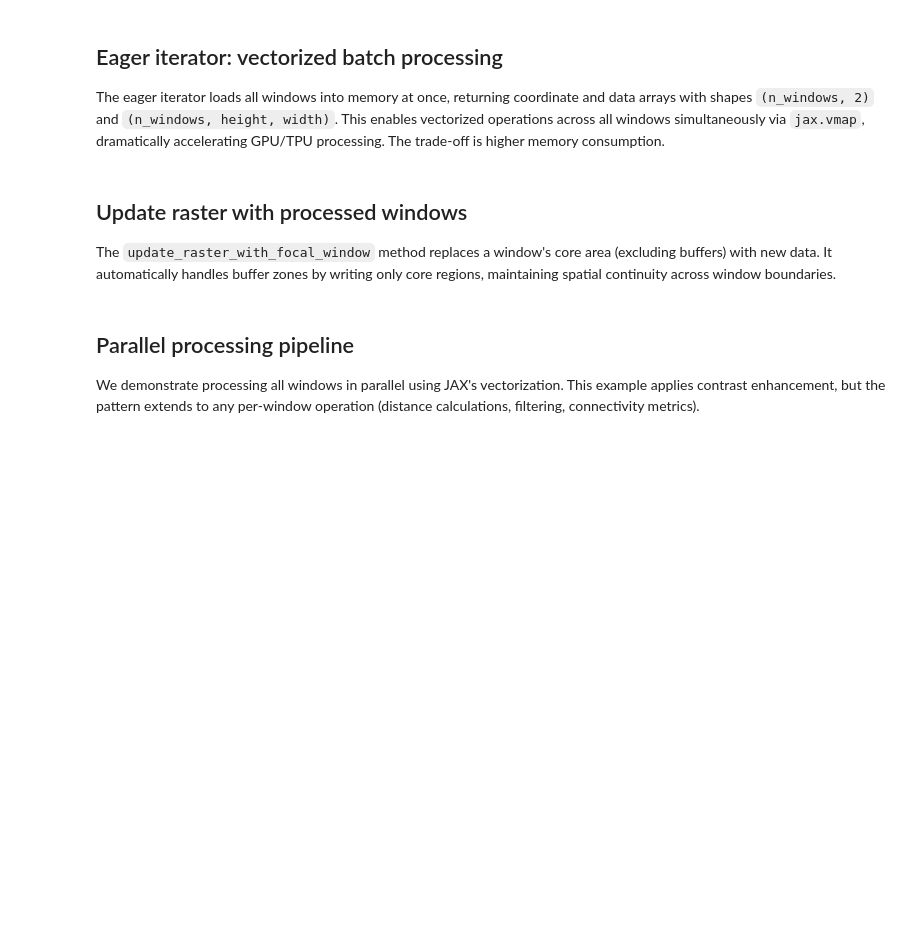
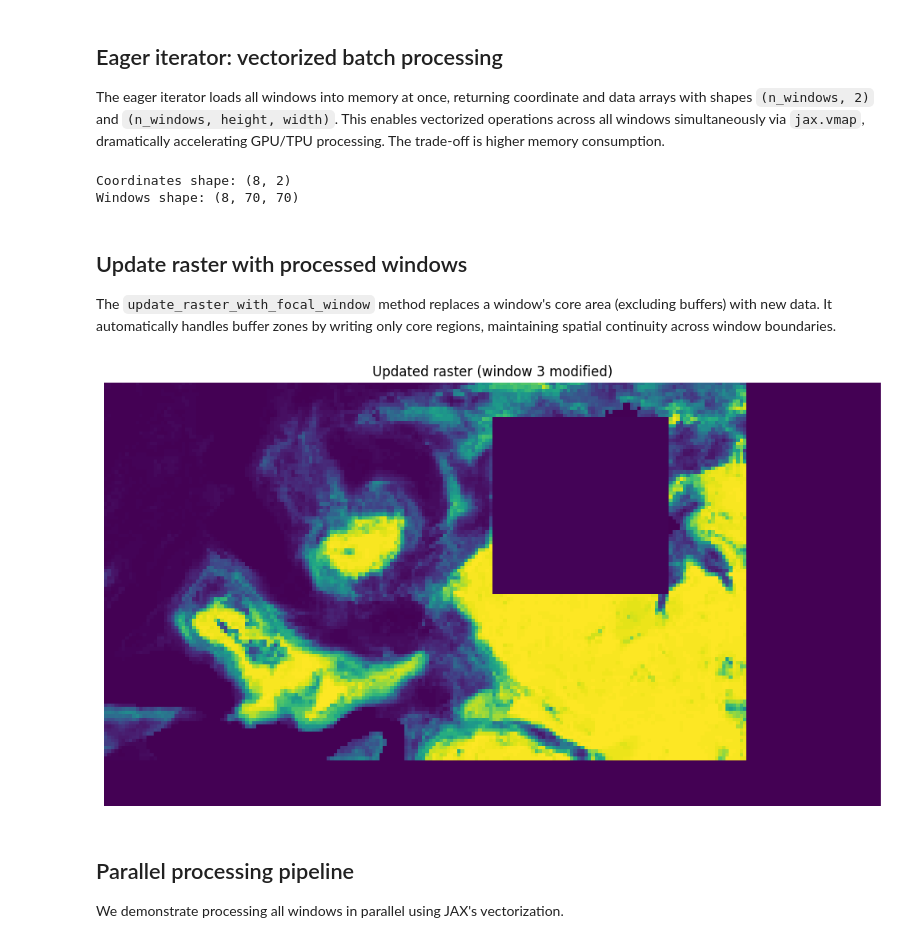
Before and after one commit to vboussange/jaxscape, a Jupyter notebook: docs/examples/advanced/moving_windows.ipynb, the cells around one changed output. Cells and saved outputs as stored; diff of their text form; code cells hidden in the pictures; blank space fills up the shorter version.

```diff
--- a/docs/examples/advanced/moving_windows.ipynb
+++ b/docs/examples/advanced/moving_windows.ipynb
@@ -120,11 +119,9 @@ xy_coords, windows = window_op.eager_iterator(quality_padded)
 
 print(f"Coordinates shape: {xy_coords.shape}")
 print(f"Windows shape: {windows.shape}")
-print(f"Memory usage: ~{windows.nbytes / 1e6:.2f} MB")
-
-# Example: compute statistics across all windows in parallel
-window_means = windows.mean(axis=(1, 2))
-window_stds = windows.std(axis=(1, 2))
+# %% [output]
+Coordinates shape: (8, 2)
+Windows shape: (8, 70, 70)
 # %% [markdown]
 ## Update raster with processed windows
 
@@ -132,13 +129,21 @@ The `update_raster_with_focal_window` method replaces a window's core area (excl
 # %%
 # Example: Replace window 3's core area with ones (demonstrating update)
 window_index = 2  # Zero-indexed: window 3
 new_window = jnp.ones(windows[window_index].shape, dtype="float32")
 
 # Update the padded raster
-updated_raster = window_op.update_raster_with_focal_window(
+updated_raster = window_op.update_raster_with_core_window(
     xy_coords[window_index],
     quality_padded,
     new_window
 )
 
-print(f"Updated window {window_index + 1} at {xy_coords[window_index]}")
+# Visualize the updated raster
+fig, ax = plt.subplots(figsize=(10, 8))
+im = ax.imshow(updated_raster, cmap='viridis')
+ax.set_title(f'Updated raster (window {window_index + 1} modified)', fontsize=12)
+ax.axis('off')
+plt.tight_layout()
+plt.show()
+# %% [output]
+[figure, added]
@@ -178,7 +150,7 @@ plt.show()
 # %% [markdown]
 ## Parallel processing pipeline
 
-We demonstrate processing all windows in parallel using JAX's vectorization. This example applies contrast enhancement, but the pattern extends to any per-window operation (distance calculations, filtering, connectivity metrics).
+We demonstrate processing all windows in parallel using JAX's vectorization.
 # %%
 import jax
 
```
Also changed, not shown: parts of 13 cells of this notebook, 2 other files.
